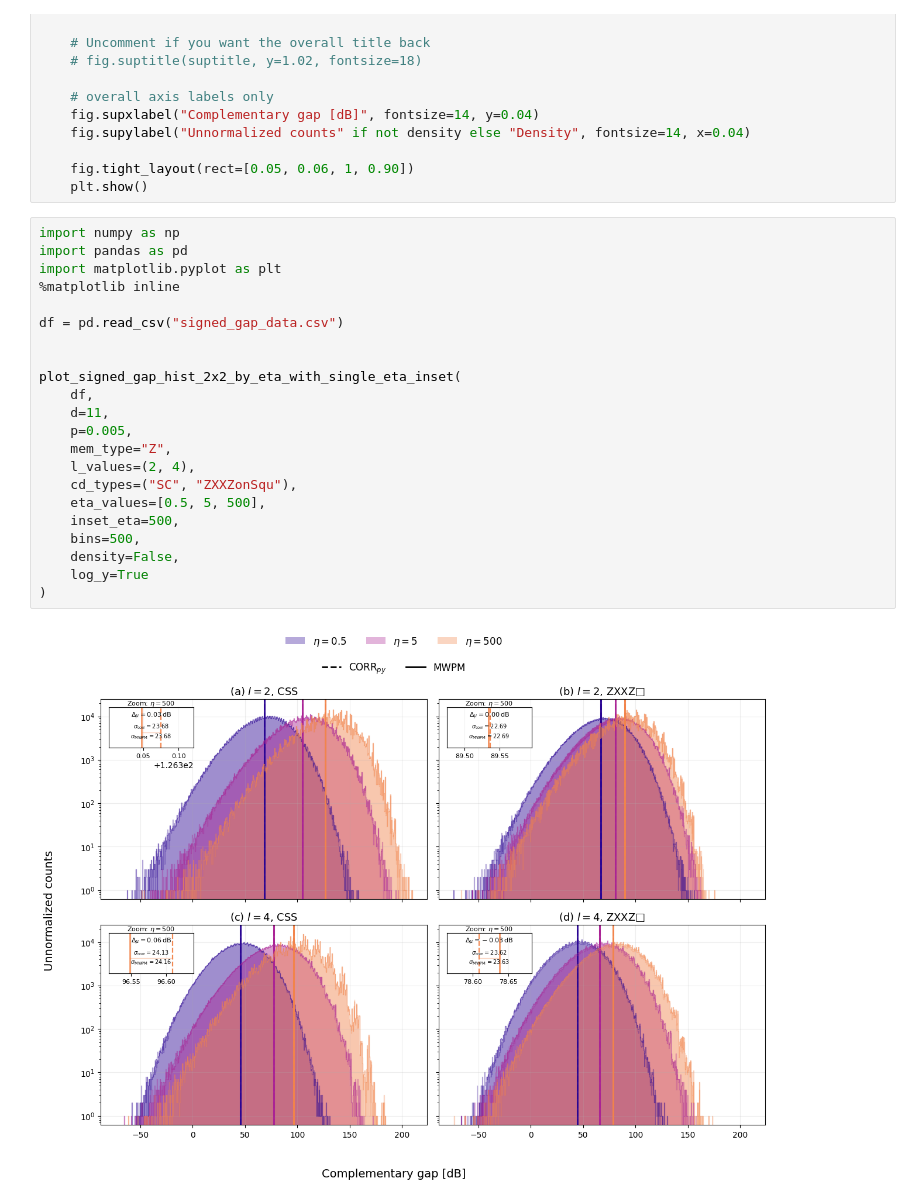
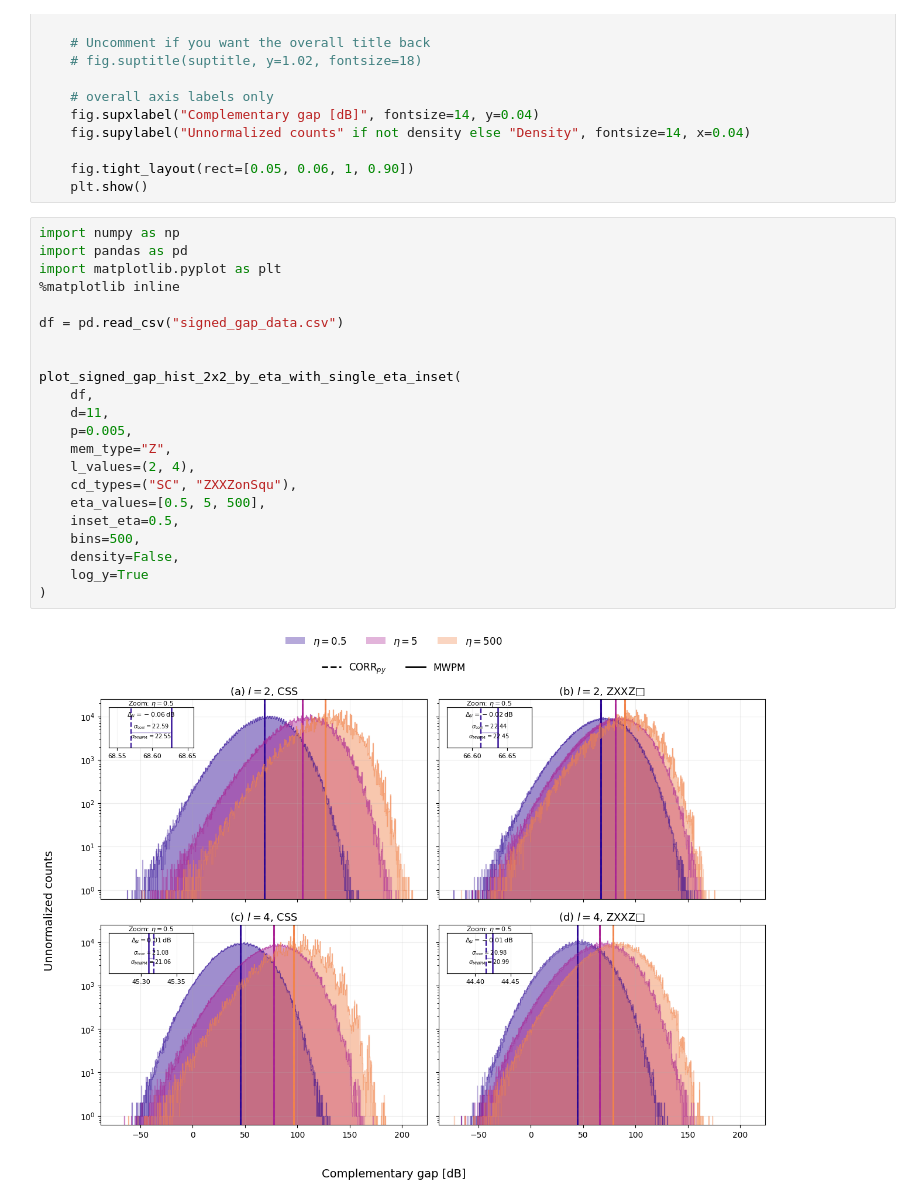
Before and after one commit to acatspirit/correlated_error_biased_noise, a Jupyter notebook: paper_figures_sims.ipynb, the cells around one changed output. Cells and saved outputs as stored; diff of their text form.

```diff
--- a/paper_figures_sims.ipynb
+++ b/paper_figures_sims.ipynb
@@ -818,24 +818,24 @@ def plot_signed_gap_hist_2x2_by_eta_with_single_eta_inset(
 # %%
 import numpy as np
 import pandas as pd
 import matplotlib.pyplot as plt
 %matplotlib inline
 
 df = pd.read_csv("signed_gap_data.csv")
 
 
 plot_signed_gap_hist_2x2_by_eta_with_single_eta_inset(
     df,
     d=11,
     p=0.005,
     mem_type="Z",
     l_values=(2, 4),
     cd_types=("SC", "ZXXZonSqu"),
     eta_values=[0.5, 5, 500],
-    inset_eta=500,
+    inset_eta=0.5,
     bins=500,
     density=False,
     log_y=True
 )
 # %% [output]
-[figure, old version]
+[figure, new version]
```
Also changed, not shown: 5 other files.
